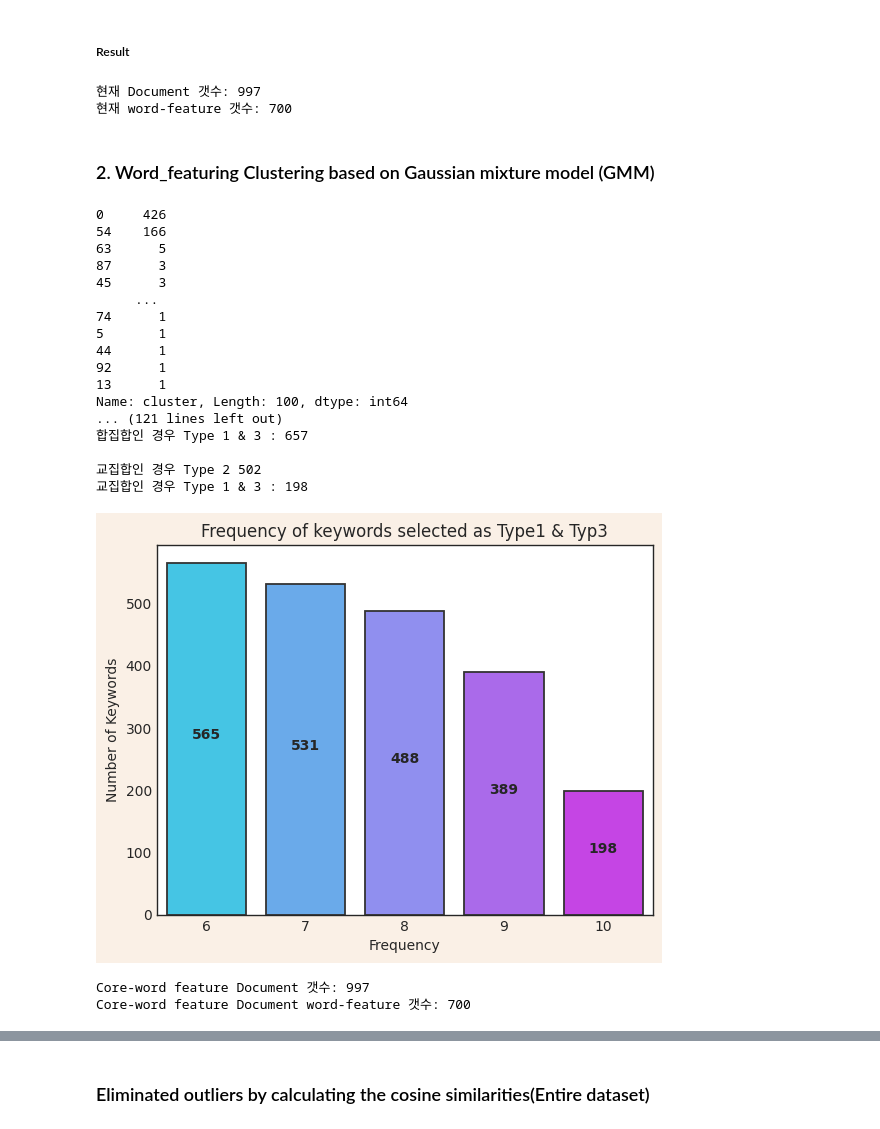
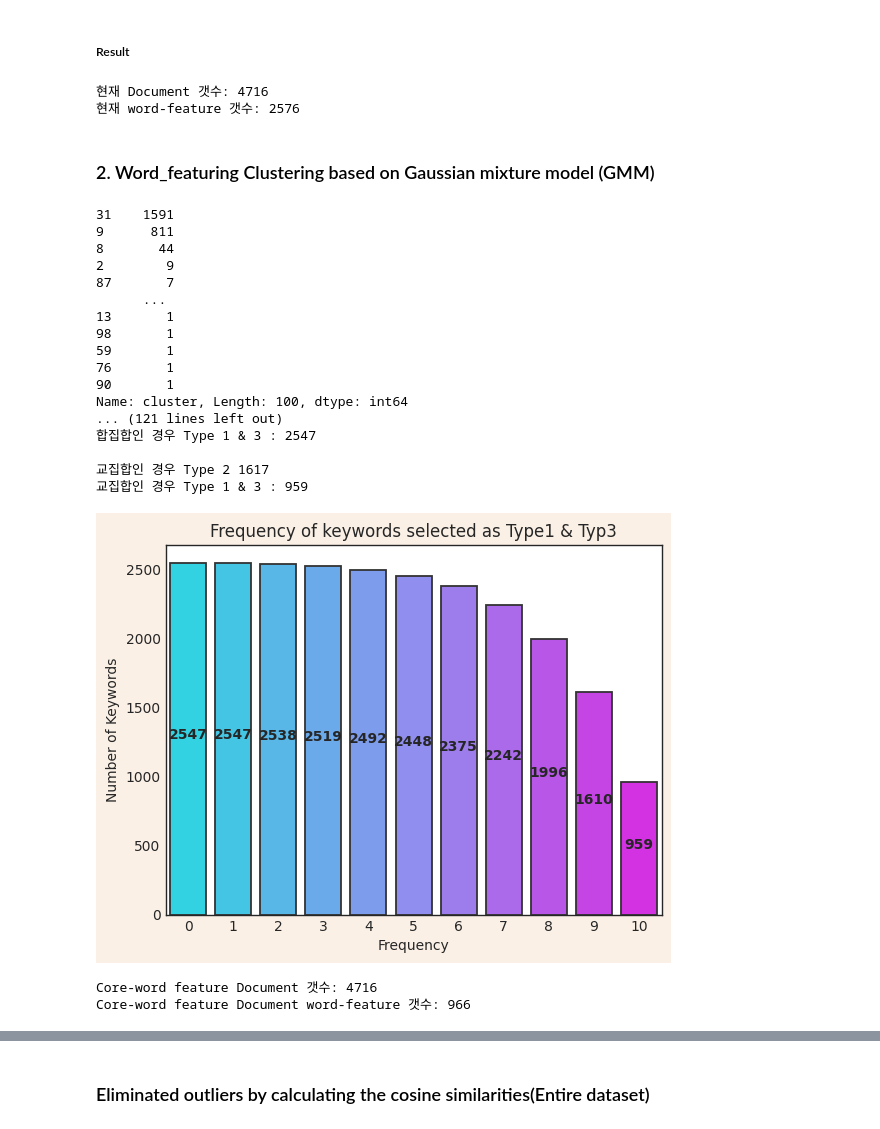
Before and after one commit to Geunhyeong-Han/shs-literature-text-mining, a Jupyter notebook: main.ipynb, the cells around one changed output, grey strips where cells are left out. Saved outputs shown, nothing was run; the diff lists cells and outputs as text; code cells hidden in the pictures.

Commit message:
Colaboratory를 통해 생성됨

```diff
--- a/main.ipynb
+++ b/main.ipynb
@@ -139,6 +140,13 @@ print("Data Transformation 후 Document 수 :", df.shape[0])
 Data Transformation 후 Document 수 : 4716
 # %% [markdown]
 ### Data preprocessing
+# %%
+custom_1 = pd.read_csv("/content/drive/MyDrive/Colab Notebooks/Smart_Home_Service/custom_1.csv")
+custom_2 = pd.read_csv("/content/drive/MyDrive/Colab Notebooks/Smart_Home_Service/custom_2.csv")
+# %%
+custom_nolema = set(custom_1['nolema'])
+# %%
+stop_words = stop_words.union(set(custom_2['Stopwords']))
 # %%
 def preprocess_text(text):
 
@@ -153,11 +161,15 @@ def preprocess_text(text):
         word = word.lower()
 
         if word not in stop_words and not word.isdigit() :
-            lemma = lemmatizer.lemmatize(word)
-            lemmatized_words.append(lemma)
+            if word in custom_nolema:
+                lemmatized_words.append(word)
+                pass
+            else :
+                lemma = lemmatizer.lemmatize(word)
+                lemmatized_words.append(lemma)
 
-            if word != lemma :
-                original_words.append({word : lemma})
+                if word != lemma :
+                    original_words.append({word : lemma})
 
     processed_text = ' '.join([token for token in lemmatized_words])
 
@@ -476,8 +484,8 @@ tfidf_matrix = vectorizer.fit_transform(df['corpus'])
 print("현재 Document 갯수:",tfidf_matrix.shape[0])
 print("현재 word-feature 갯수:",tfidf_matrix.shape[1])
 # %% [output]
-현재 Document 갯수: 997
-현재 word-feature 갯수: 700
+현재 Document 갯수: 4716
+현재 word-feature 갯수: 2576
 # %% [markdown]
 ### 2. Word_featuring Clustering based on Gaussian mixture model (GMM)
 # %%
@@ -546,46 +554,46 @@ print(" ")
 print("교집합인 경우 Type 2", len(select_intersection_list))
 print("교집합인 경우 Type 1 & 3 :", len(extract_intersection_list))
 # %% [output]
-0     426
-54    166
-63      5
-87      3
-45      3
-     ...
-74      1
-5       1
-44      1
-92      1
-13      1
+31    1591
+9      811
+8       44
+2        9
+87       7
+      ...
+13       1
+98       1
+59       1
+76       1
+90       1
 Name: cluster, Length: 100, dtype: int64
 ... (121 lines left out)
-합집합인 경우 Type 1 & 3 : 657
+합집합인 경우 Type 1 & 3 : 2547
 
-교집합인 경우 Type 2 502
-교집합인 경우 Type 1 & 3 : 198
+교집합인 경우 Type 2 1617
+교집합인 경우 Type 1 & 3 : 959
 # %%
 import seaborn as sns
 
-x = [j for j in range(6, 11)]
+x = [j for j in range(0, 11)]
 counts = []
 
 fig = plt.figure(facecolor='linen')
 
-for i in range(6, 11):
+for i in range(0, 11):
     counts.append(len([k for k, v in keyword_frequency.items() if v >= i]))
 
 sns.set_style("white")
 palette = sns.color_palette("cool", len(x))
 
 barplot = sns.barplot(x = x, y=counts, palette=palette, linewidth=1.3, edgecolor=".2")
 
 for idx, val in enumerate(counts):
     barplot.text(idx, val/2, val, ha='center', weight = 'bold')
 
 
 plt.title('Frequency of keywords selected as Type1 & Typ3')
 plt.xlabel('Frequency')
 plt.ylabel('Number of Keywords')
 plt.show()
 # %% [output]
-[figure, old version]
+[figure, new version]
@@ -593,8 +604,10 @@ plt.show()
 select_keywords_list = select_intersection_list
 extract_keywords_list = extract_intersection_list
 # %%
+vectorizer = TfidfVectorizer(vocabulary=select_keywords_list)
+tfidf_matrix = vectorizer.fit_transform(df['corpus'])
 print("Core-word feature Document 갯수:",tfidf_matrix.shape[0])
 print("Core-word feature Document word-feature 갯수:",tfidf_matrix.shape[1])
 # %% [output]
-Core-word feature Document 갯수: 997
-Core-word feature Document word-feature 갯수: 700
+Core-word feature Document 갯수: 4716
+Core-word feature Document word-feature 갯수: 966
```
Also changed, not shown: parts of 22 cells of this notebook.
